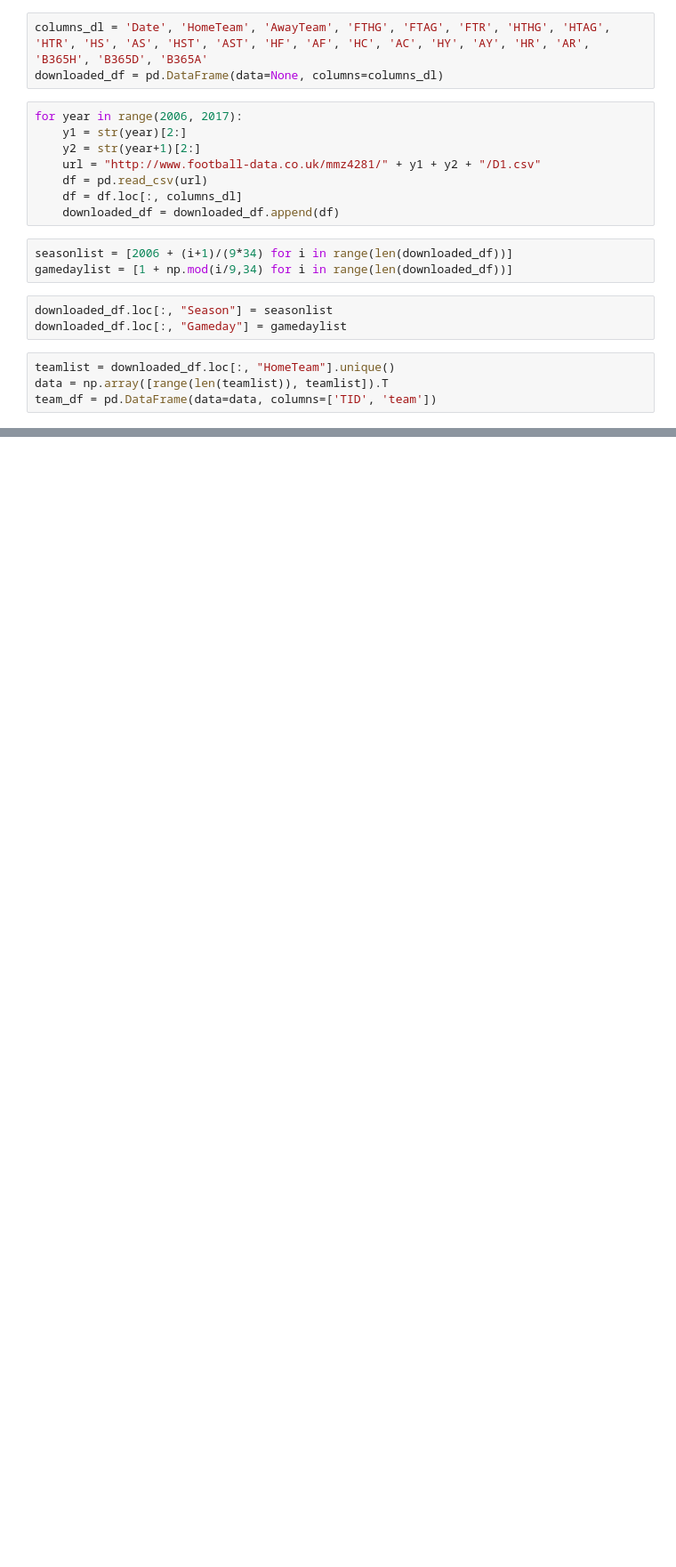
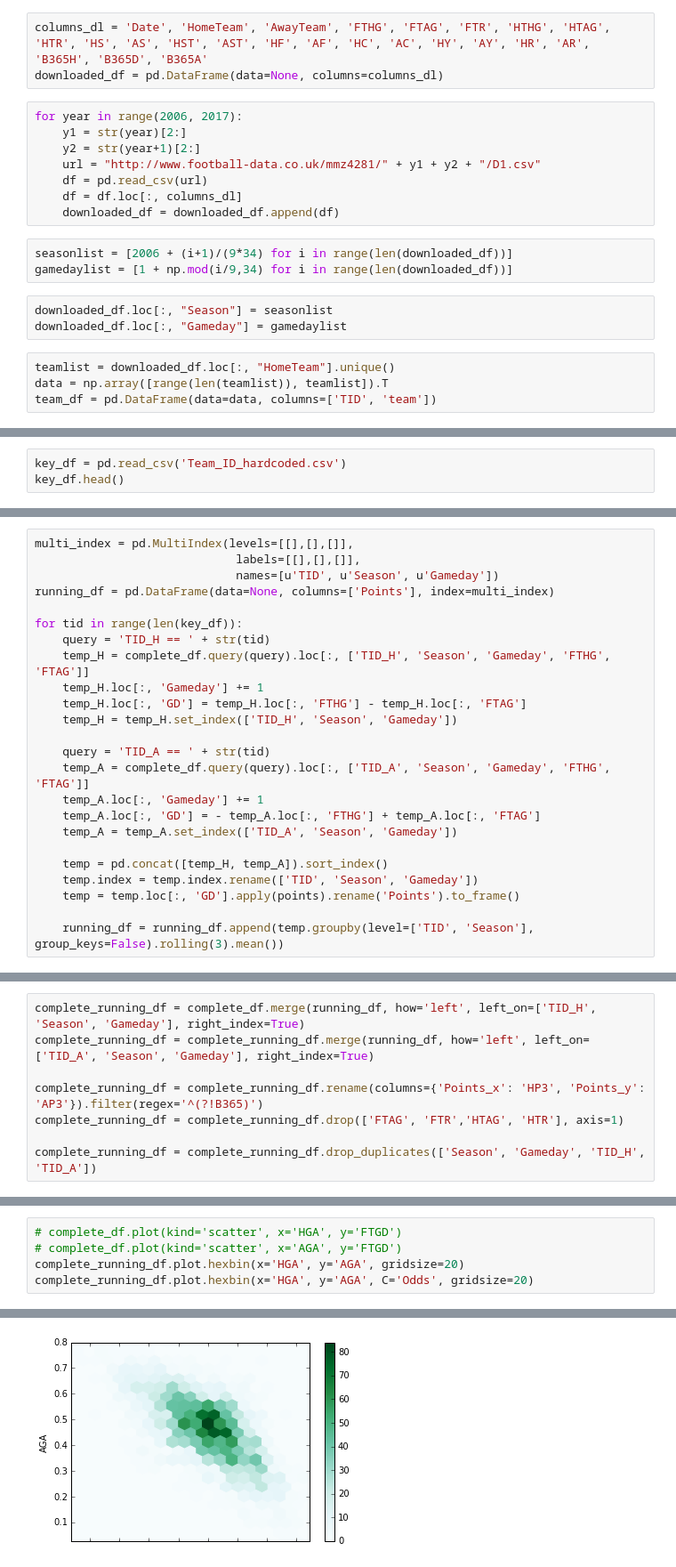
Before and after one commit to mgbukov/bundesliga, a Jupyter notebook: Buli_Download.ipynb, the cells around one changed output, grey strips where cells are left out. Shown: that part at 89% size. Saved outputs shown, nothing was run; the diff lists cells and outputs as text; blank space fills up the shorter version.

Commit message:
Jupyter notebooks to feed together data and Keras

```diff
--- a/Buli_Download.ipynb
+++ b/Buli_Download.ipynb
@@ -47,0 +165,3 @@ cleaned_df.to_csv('Bundesliga_Data_2006_2016.csv', index=False)
+# %%
+key_df = pd.read_csv('Team_ID_hardcoded.csv')
+key_df.head()
@@ -47,0 +218,24 @@ cleaned_df.to_csv('Bundesliga_Data_2006_2016.csv', index=False)
+# %%
+multi_index = pd.MultiIndex(levels=[[],[],[]],
+                             labels=[[],[],[]],
+                             names=[u'TID', u'Season', u'Gameday'])
+running_df = pd.DataFrame(data=None, columns=['Points'], index=multi_index)
+
+for tid in range(len(key_df)):
+    query = 'TID_H == ' + str(tid)
+    temp_H = complete_df.query(query).loc[:, ['TID_H', 'Season', 'Gameday', 'FTHG', 'FTAG']]
+    temp_H.loc[:, 'Gameday'] += 1
+    temp_H.loc[:, 'GD'] = temp_H.loc[:, 'FTHG'] - temp_H.loc[:, 'FTAG']
+    temp_H = temp_H.set_index(['TID_H', 'Season', 'Gameday'])
+
+    query = 'TID_A == ' + str(tid)
+    temp_A = complete_df.query(query).loc[:, ['TID_A', 'Season', 'Gameday', 'FTHG', 'FTAG']]
+    temp_A.loc[:, 'Gameday'] += 1
+    temp_A.loc[:, 'GD'] = - temp_A.loc[:, 'FTHG'] + temp_A.loc[:, 'FTAG']
+    temp_A = temp_A.set_index(['TID_A', 'Season', 'Gameday'])
+
+    temp = pd.concat([temp_H, temp_A]).sort_index()
+    temp.index = temp.index.rename(['TID', 'Season', 'Gameday'])
+    temp = temp.loc[:, 'GD'].apply(points).rename('Points').to_frame()
+
+    running_df = running_df.append(temp.groupby(level=['TID', 'Season'], group_keys=False).rolling(3).mean())
@@ -47,0 +247,8 @@ cleaned_df.to_csv('Bundesliga_Data_2006_2016.csv', index=False)
+# %%
+complete_running_df = complete_df.merge(running_df, how='left', left_on=['TID_H', 'Season', 'Gameday'], right_index=True)
+complete_running_df = complete_running_df.merge(running_df, how='left', left_on=['TID_A', 'Season', 'Gameday'], right_index=True)
+
+complete_running_df = complete_running_df.rename(columns={'Points_x': 'HP3', 'Points_y': 'AP3'}).filter(regex='^(?!B365)')
+complete_running_df = complete_running_df.drop(['FTAG', 'FTR','HTAG', 'HTR'], axis=1)
+
+complete_running_df = complete_running_df.drop_duplicates(['Season', 'Gameday', 'TID_H', 'TID_A'])
@@ -47,0 +260,6 @@ cleaned_df.to_csv('Bundesliga_Data_2006_2016.csv', index=False)
+# %%
+# complete_df.plot(kind='scatter', x='HGA', y='FTGD')
+# complete_df.plot(kind='scatter', x='AGA', y='FTGD')
+complete_running_df.plot.hexbin(x='HGA', y='AGA', gridsize=20)
+complete_running_df.plot.hexbin(x='HGA', y='AGA', C='Odds', gridsize=20)
+# %% [output]
@@ -47,0 +267 @@ cleaned_df.to_csv('Bundesliga_Data_2006_2016.csv', index=False)
+[figure, added]
```
Also changed, not shown: parts of 13 cells of this notebook, 2 other files.
